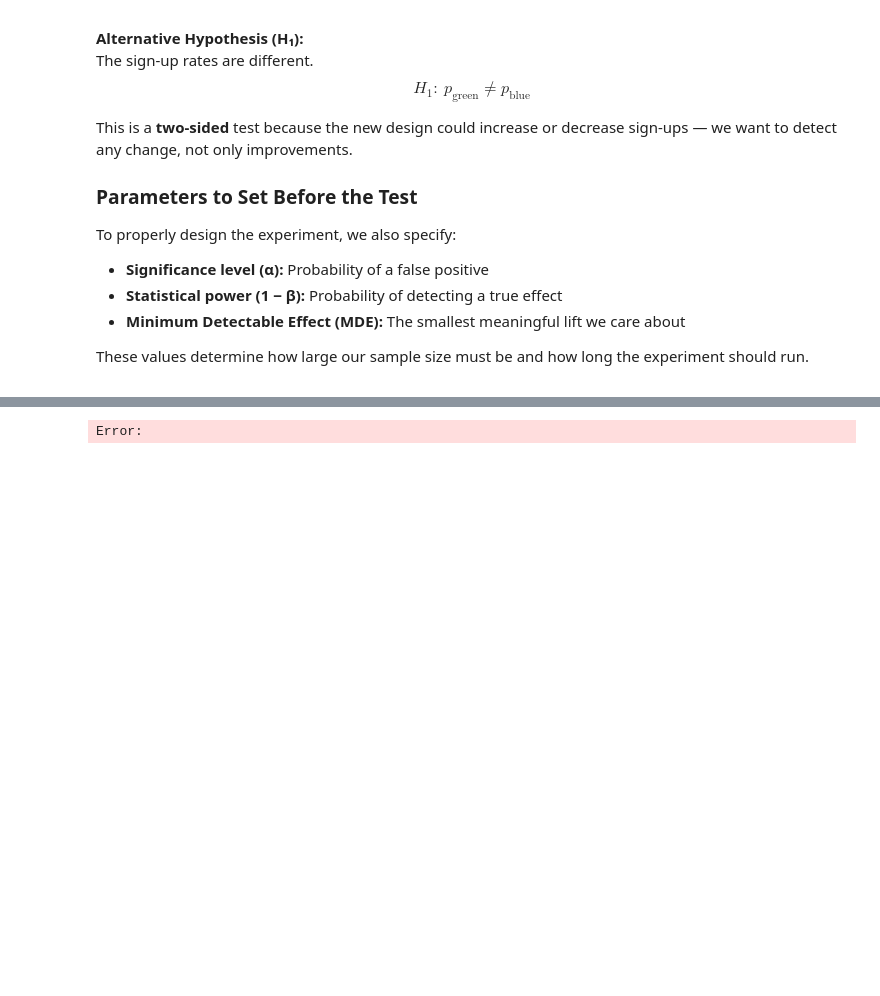
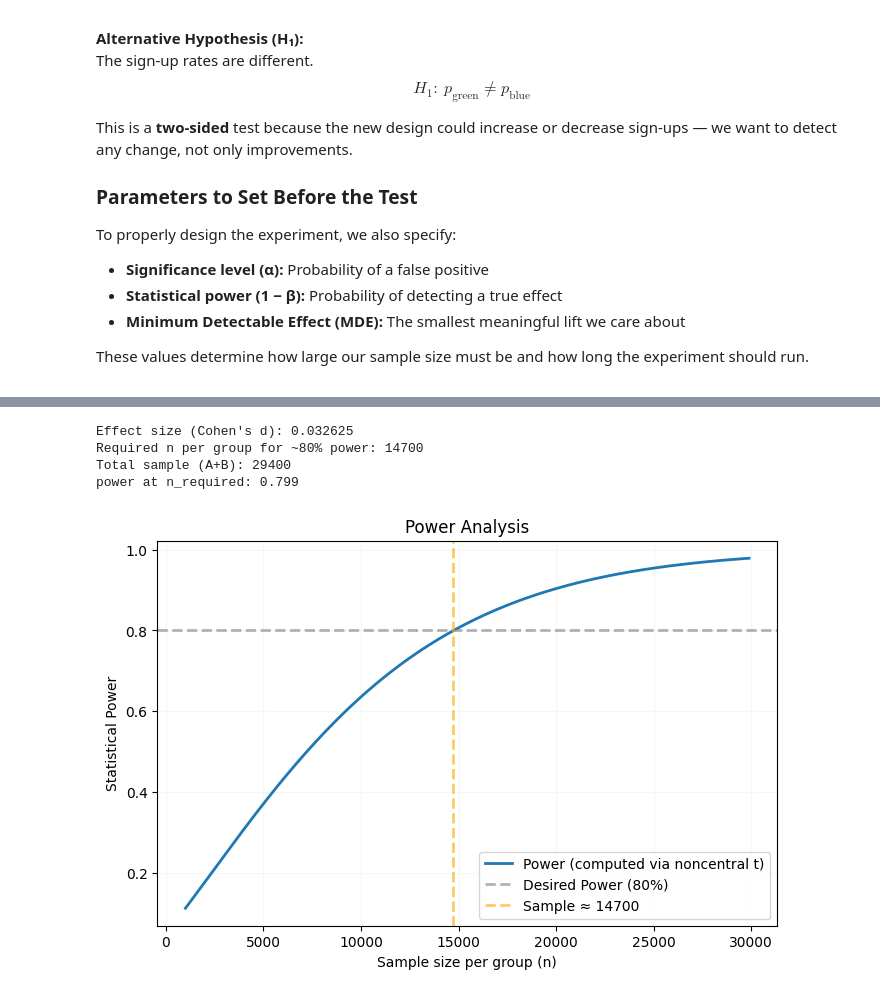
Before and after one commit to powernusa/ab-testing, a Jupyter notebook: ab_testing.ipynb, the cells around one changed output, grey strips where cells are left out. Cells and saved outputs as stored; diff of their text form; code cells hidden in the pictures; blank space fills up the shorter version.

Commit message:
feat: compute the required sample size (power analysis)

```diff
--- a/ab_testing.ipynb
+++ b/ab_testing.ipynb
@@ -193,3 +212,61 @@ Error:
 # %%
+import numpy as np
+import matplotlib.pyplot as plt
+from scipy.stats import t, nct
+
+# ---- Parameters ----
+#alpha = 0.05
+power_target = 0.80
+#p1, p2 = 0.10, 0.11      # control and treatment
+s_pooled = np.sqrt((p1*(1-p1) + p2*(1-p2)) / 2)
+d = (p2 - p1) / s_pooled
+
+# ---- Helper: compute power directly from t & nct ----
+def power_from_t(d, n, alpha=0.05):
+    """
+    Two-sample independent t-test power for given effect size d and per-group n.
+    Uses noncentral t distribution directly.
+    """
+    df = 2*n - 2                      # degrees of freedom (equal groups)
+    delta = d * np.sqrt(n/2)          # noncentrality parameter
+    tcrit = t.ppf(1 - alpha/2, df)    # two-tailed critical cutoff
+    # Power = P(|T| > tcrit | H1) = 1 - middle area
+    power = 1 - (nct.cdf(tcrit, df, delta) - nct.cdf(-tcrit, df, delta))
+    return power
+
+# ---- Sweep over sample sizes ----
+n_values = np.arange(1000, 30000, 100)
+powers = [power_from_t(d, n, alpha) for n in n_values]
+powers = np.array(powers)
+# ---- Find required n for target power ----
+#n_required = n_values[np.argmin(np.abs(np.array(powers) - power_target))] # one big step
+
+# Step: find index where |power - target| is smallest
+idx_best = np.argmin(np.abs(powers - power_target))
+
+n_required = n_values[idx_best]
+power_at_n = powers[idx_best]
+
+# ---- Display results ----
+print(f"Effect size (Cohen's d): {d:.6f}")
+print(f"Required n per group for ~{power_target:.0%} power: {n_required}")
+print(f"Total sample (A+B): {2*n_required}")
+print(f"power at n_required: {power_at_n:.3f}")
+
+# ---- Plot ----
+plt.figure(figsize=(8,5))
+plt.plot(n_values, powers, label='Power (computed via noncentral t)', lw=2)
+plt.axhline(power_target,lw=2, linestyle='--', color='gray', label=f'Desired Power ({power_target:.0%})', alpha=0.6)
+plt.axvline(n_required, lw=2,linestyle='--', color='orange', label=f'Sample ≈ {n_required}', alpha=0.6)
+plt.title('Power Analysis')
+plt.xlabel('Sample size per group (n)')
+plt.ylabel('Statistical Power')
+plt.legend()
+plt.grid(alpha=0.1)
+plt.show()
 # %% [output]
-Error:
+Effect size (Cohen's d): 0.032625
+Required n per group for ~80% power: 14700
+Total sample (A+B): 29400
+power at n_required: 0.799
+[figure, added]
```
Also changed, not shown: parts of 10 cells of this notebook.
